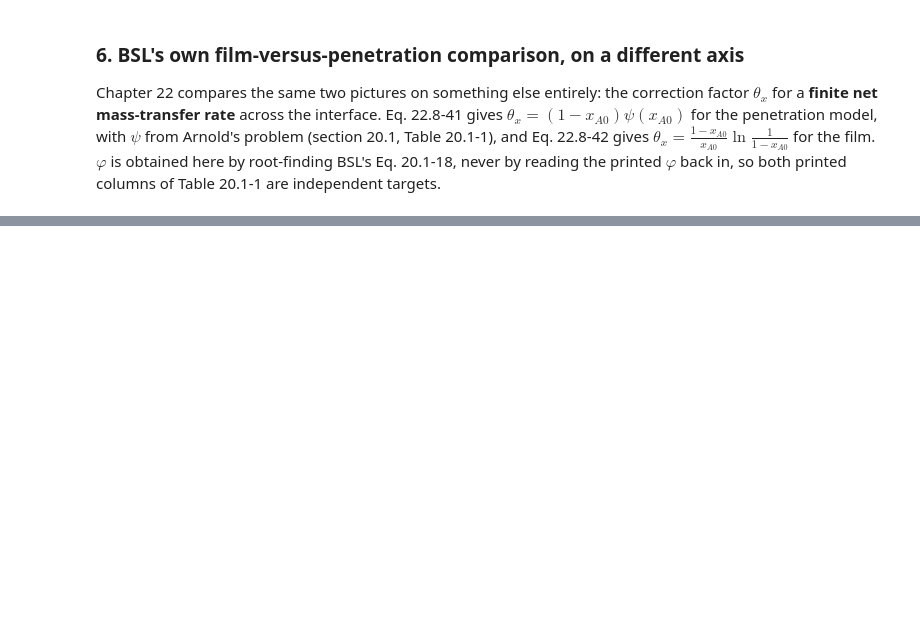
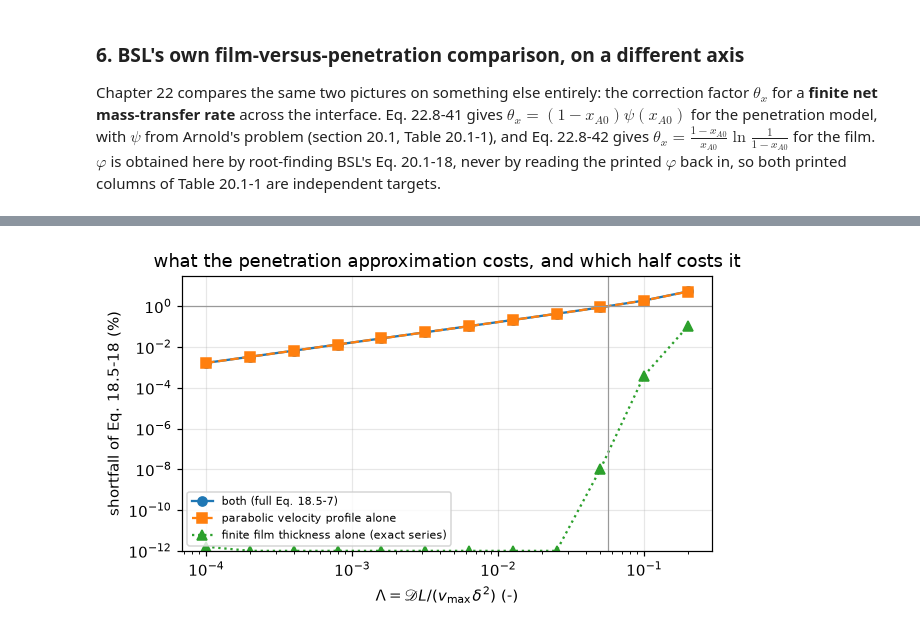
Before and after one commit to computational-chemical-engineering/pymrm-gallery, a Jupyter notebook: pages/A3.2-higbie-penetration/index.ipynb, the cells around one changed output, grey strips where cells are left out. Cells and saved outputs as stored; diff of their text form; code cells hidden in the pictures; blank space fills up the shorter version.

```diff
--- a/pages/A3.2-higbie-penetration/index.ipynb
+++ b/pages/A3.2-higbie-penetration/index.ipynb
@@ -1396,19 +1054,0 @@ the series is built from sines and the closed form from an error function.
-# %%
-rows = []
-for Lam in (1e-3, 1e-2, 1e-1):
-    num = phi_num(Lam, n_t=NT, XI=1.0, n_x=NX, stretch=STR, parabolic=False)
-    ser = phi_wall_series(Lam)
-    rows.append((Lam, num, ser, num / ser - 1, 1 - ser / phi_penetration(Lam)))
-wall = pd.DataFrame(rows, columns=["Lambda", "pymrm", "exact series",
-                                   "rel dev", "wall effect (1 - series/pen)"])
-M["wall_series_vs_pymrm_worst_rel"] = float(wall["rel dev"].abs().max())
-display(wall)
-
-display(Markdown(rf"""
-Worst deviation between the finite-volume march and the exact series over three
-decades of $\Lambda$: **{M["wall_series_vs_pymrm_worst_rel"]:.2e}** - the size of
-the solver's marching error, not of the physics. The last column is why the wall
-effect had to come from the series in *Results 7*: at $\Lambda=10^{{-3}}$ and
-$10^{{-2}}$ it is at the double-precision floor, and at $\Lambda=0.1$ it is
-{wall.iloc[-1, -1]:.2e}, still an order of magnitude below the solver's own error.
-"""))
@@ -2038,0 +1176,70 @@ Agreement metrics for A3.2:
+# %%
+NX, NT, STR = 600, 800, 6.0                # production film grid and step count
+
+
+def phi_film(Lam, profile, n_x=NX, n_t=NT, which="extrapolated", **kw):
+    """Mixing cup on the film (wall at xi = 1): Richardson-extrapolated, or ``raw``."""
+    return phi_extrapolated(Lam, n_t, XI=1.0, n_x=n_x, stretch=STR, profile=profile,
+                            **kw)[which]
+
+
+def r_profile(Lam, n_x=NX, n_t=NT, n_x_plug=None, which="extrapolated"):
+    """Phi(full) / Phi(plug flow with the same wall), both on the same grid by default."""
+    return (phi_film(Lam, "parabolic", n_x, n_t, which)
+            / phi_film(Lam, "plug", n_x if n_x_plug is None else n_x_plug, n_t, which))
+
+
+def r_wall(Lam, n_terms=20000):
+    """Exact: the series with the wall over the semi-infinite answer."""
+    return phi_wall_series(Lam, n_terms) / phi_penetration(Lam)
+
+
+def r_full(Lam, **kw):
+    return r_wall(Lam) * r_profile(Lam, **kw)
+
+
+lams = np.logspace(-4, -0.7, 12)
+rp = np.array([r_profile(l) for l in lams])
+rw = np.array([r_wall(l) for l in lams])
+rf = rw * rp
+
+L_MARK = 0.1
+PE = 1 - r_profile(L_MARK)
+WE = 1 - r_wall(L_MARK)
+claims.value("profile_effect_at_lambda_0p1", PE)
+claims.value("wall_effect_series_at_lambda_0p1", WE)
+claims.value("profile_over_wall_effect_at_lambda_0p1", PE / WE)
+WE_SOLVER = 1 - phi_film(L_MARK, "plug") / phi_penetration(L_MARK)
+claims.value("wall_effect_solver_at_lambda_0p1", WE_SOLVER)
+
+# The 1 % threshold, root-found with a scan that reports every sign change.
+ROOTS = find_roots(lambda l: r_full(l) - 0.99, 1e-3, 0.5, n_scan=8, log=True, xtol=1e-10)
+claims.exact("lambda_star_roots_in_range", len(ROOTS["roots"]))
+lam_star = ROOTS["roots"][0]
+claims.value("lambda_star_1pct", lam_star, rtol=1e-3)
+claims.value("pen_depth_over_delta_at_1pct", np.sqrt(4 * lam_star), rtol=1e-3)
+delta_star = np.sqrt(D_cl * L / (v_max * lam_star))
+claims.value("delta_star_18A4_um", delta_star * 1e4, rtol=1e-3)
+# The same threshold read off sweeps by interpolation, for the break table.
+lam_star_swept = float(np.interp(-0.99, -rf, lams))
+lams_coarse = np.logspace(-4, -0.7, 5)
+lam_star_swept_coarse = float(np.interp(-0.99, -np.array([r_full(l) for l in lams_coarse]),
+                                        lams_coarse))
+print(f"find_roots on [1e-3, 0.5], 8 log-spaced scan points: {ROOTS['message']}, "
+      f"Lambda* = {lam_star:.6f}")
+
+fig, ax = plt.subplots(figsize=(5.8, 3.5))
+ax.loglog(lams, 100 * (1 - rf), "o-", label="both (full Eq. 18.5-7)")
+ax.loglog(lams, 100 * (1 - rp), "s--", label="parabolic velocity profile alone")
+ax.loglog(lams, 100 * np.maximum(1 - rw, 1e-14), "^:",
+          label="finite film thickness alone (exact series)")
+ax.axhline(1.0, color="0.6", lw=0.8)
+ax.axvline(lam_star, color="0.6", lw=0.8)
+ax.set_ylim(1e-12, 30)
+ax.set_xlabel(r"$\Lambda = \mathscr{D}L/(v_{\max}\delta^2)$ (-)")
+ax.set_ylabel("shortfall of Eq. 18.5-18 (%)")
+ax.set_title("what the penetration approximation costs, and which half costs it")
+ax.legend(fontsize=7)
+fig.tight_layout()
+plt.show()
+# %% [output]
@@ -2038,0 +1247 @@ Agreement metrics for A3.2:
+[figure, added]
```
Also changed, not shown: parts of 85 cells of this notebook, 9 other files.
